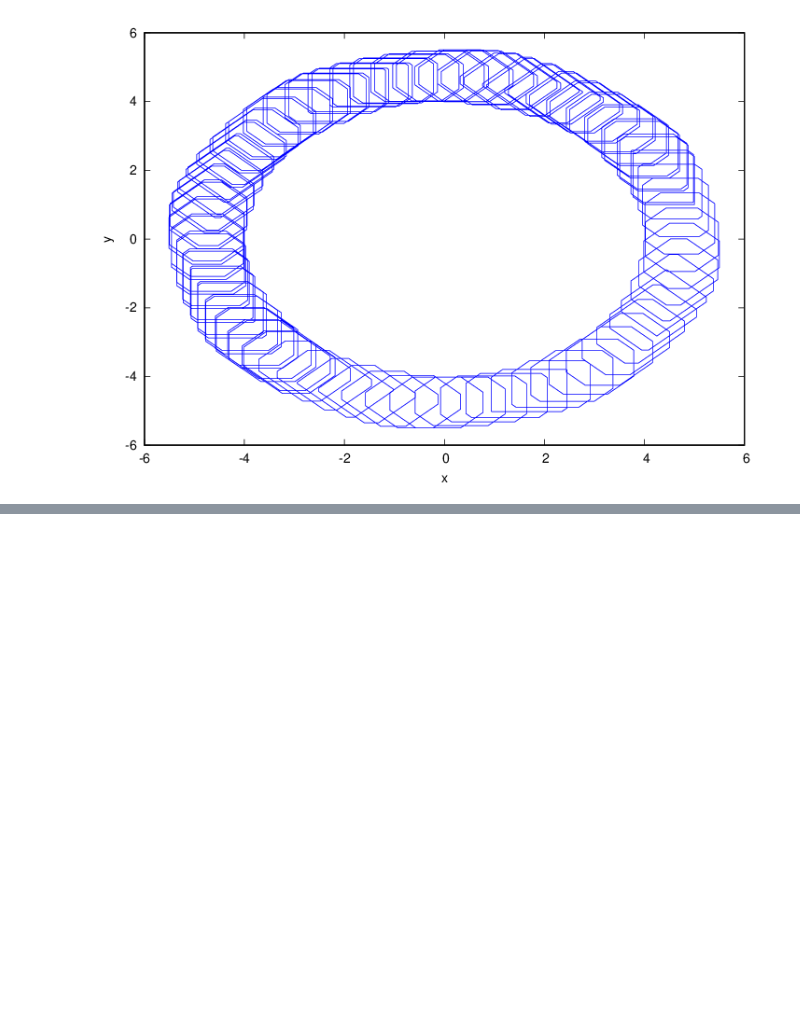
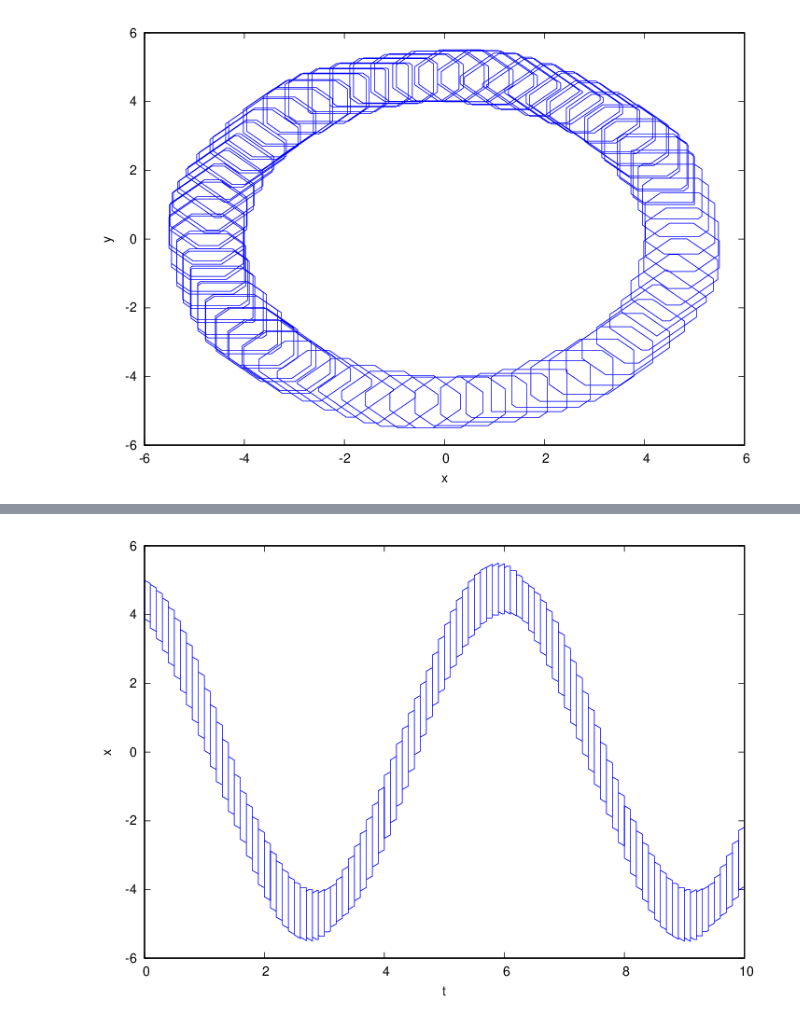
Before and after one commit to twright/Logic-of-Behaviour-in-Uncertain-Contexts, a Jupyter notebook: Flowstar wrapper tests.ipynb, the cells around one changed output, grey strips where cells are left out. Drawn from its saved outputs; the diff is of its cells as text; code cells hidden in the pictures; blank space fills up the shorter version.

```diff
--- a/Flowstar wrapper tests.ipynb
+++ b/Flowstar wrapper tests.ipynb
@@ -58,0 +130,4 @@ D.wplot(b'x', b'y')
+# %%
+D.wplot(b't', b'x')
+# %% [output]
+[figure, added]
```
Also changed, not shown: parts of 8 cells of this notebook, 9 other files.
